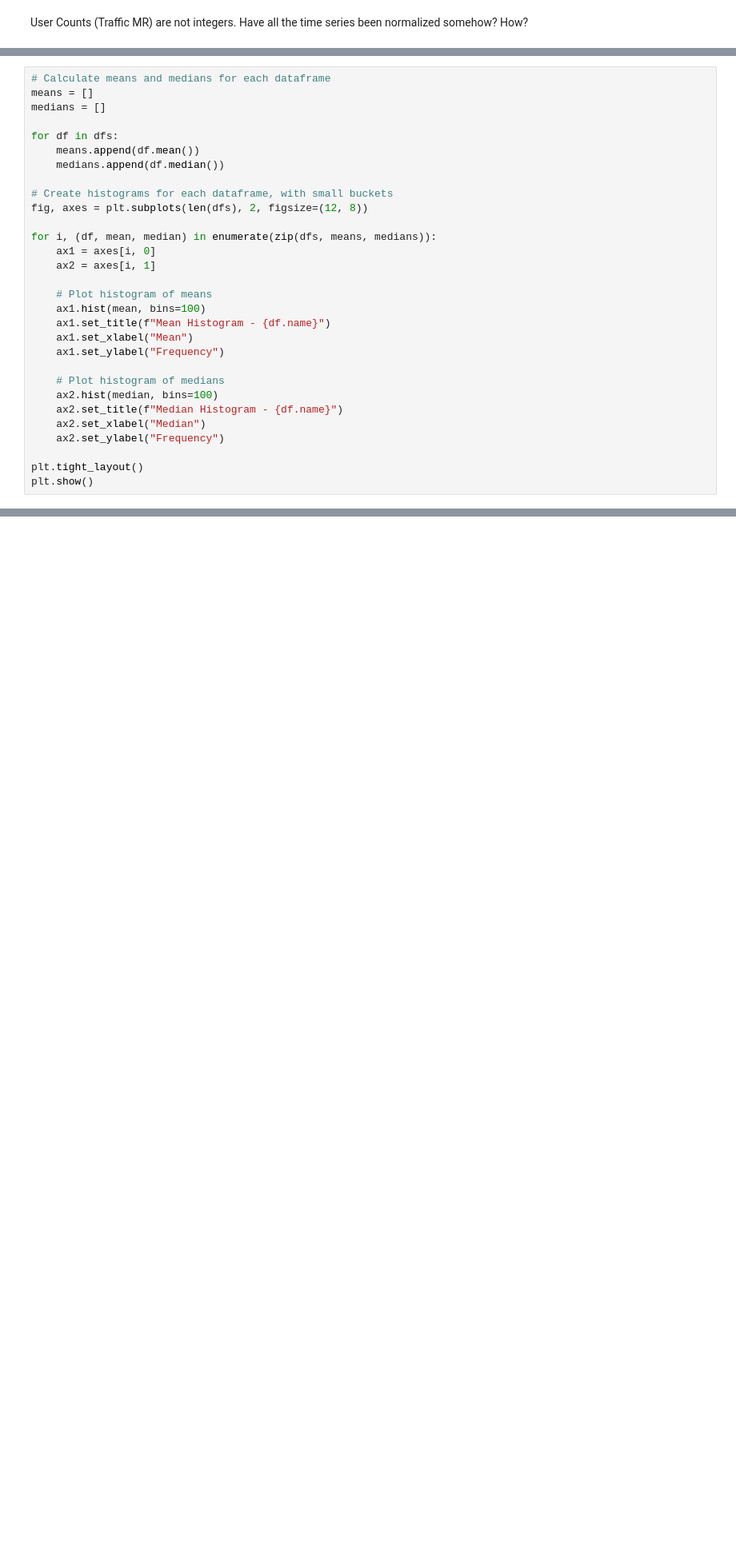
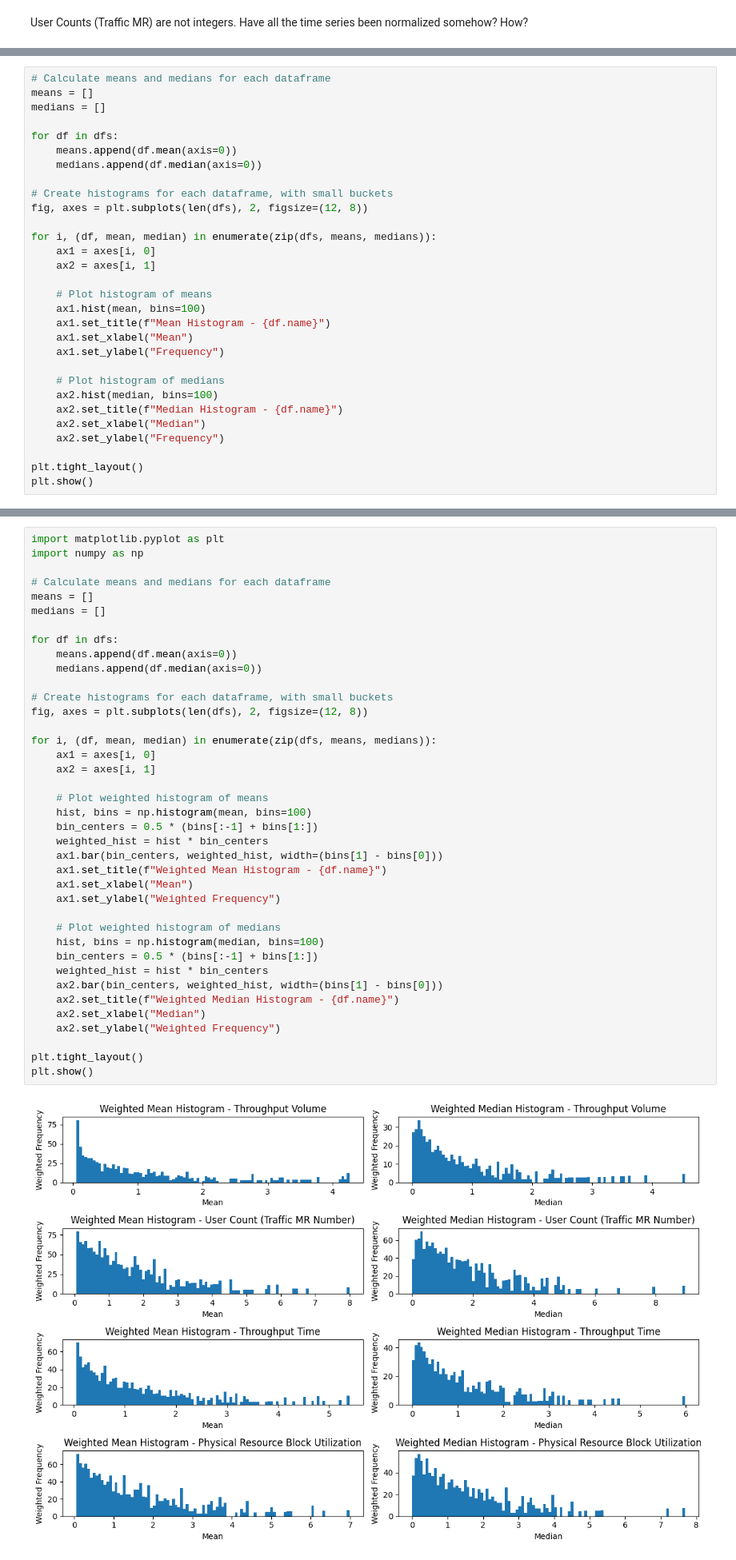
Before and after one commit to emilschmitz/Beam-Level-Traffic-Forecasting-Challenge, a Jupyter notebook: exploratory_data_analysis.ipynb, the cells around one changed output, grey strips where cells are left out. Shown at 80% size. Drawn from its saved outputs; the diff is of its cells as text; blank space fills up the shorter version.

```diff
--- a/exploratory_data_analysis.ipynb
+++ b/exploratory_data_analysis.ipynb
@@ -141,8 +157,8 @@ means = []
 medians = []
 
 for df in dfs:
-    means.append(df.mean())
-    medians.append(df.median())
+    means.append(df.mean(axis=0))
+    medians.append(df.median(axis=0))
 
 # Create histograms for each dataframe, with small buckets
 fig, axes = plt.subplots(len(dfs), 2, figsize=(12, 8))
@@ -167,3 +183,44 @@ plt.tight_layout()
 plt.show()
 # %% [output]
 [figure]
+# %%
+import matplotlib.pyplot as plt
+import numpy as np
+
+# Calculate means and medians for each dataframe
+means = []
+medians = []
+
+for df in dfs:
+    means.append(df.mean(axis=0))
+    medians.append(df.median(axis=0))
+
+# Create histograms for each dataframe, with small buckets
+fig, axes = plt.subplots(len(dfs), 2, figsize=(12, 8))
+
+for i, (df, mean, median) in enumerate(zip(dfs, means, medians)):
+    ax1 = axes[i, 0]
+    ax2 = axes[i, 1]
+
+    # Plot weighted histogram of means
+    hist, bins = np.histogram(mean, bins=100)
+    bin_centers = 0.5 * (bins[:-1] + bins[1:])
+    weighted_hist = hist * bin_centers
+    ax1.bar(bin_centers, weighted_hist, width=(bins[1] - bins[0]))
+    ax1.set_title(f"Weighted Mean Histogram - {df.name}")
+    ax1.set_xlabel("Mean")
+    ax1.set_ylabel("Weighted Frequency")
+
+    # Plot weighted histogram of medians
+    hist, bins = np.histogram(median, bins=100)
+    bin_centers = 0.5 * (bins[:-1] + bins[1:])
+    weighted_hist = hist * bin_centers
+    ax2.bar(bin_centers, weighted_hist, width=(bins[1] - bins[0]))
+    ax2.set_title(f"Weighted Median Histogram - {df.name}")
+    ax2.set_xlabel("Median")
+    ax2.set_ylabel("Weighted Frequency")
+
+plt.tight_layout()
+plt.show()
+# %% [output]
+[figure, added]
```
Also changed, not shown: parts of 2 cells of this notebook.
